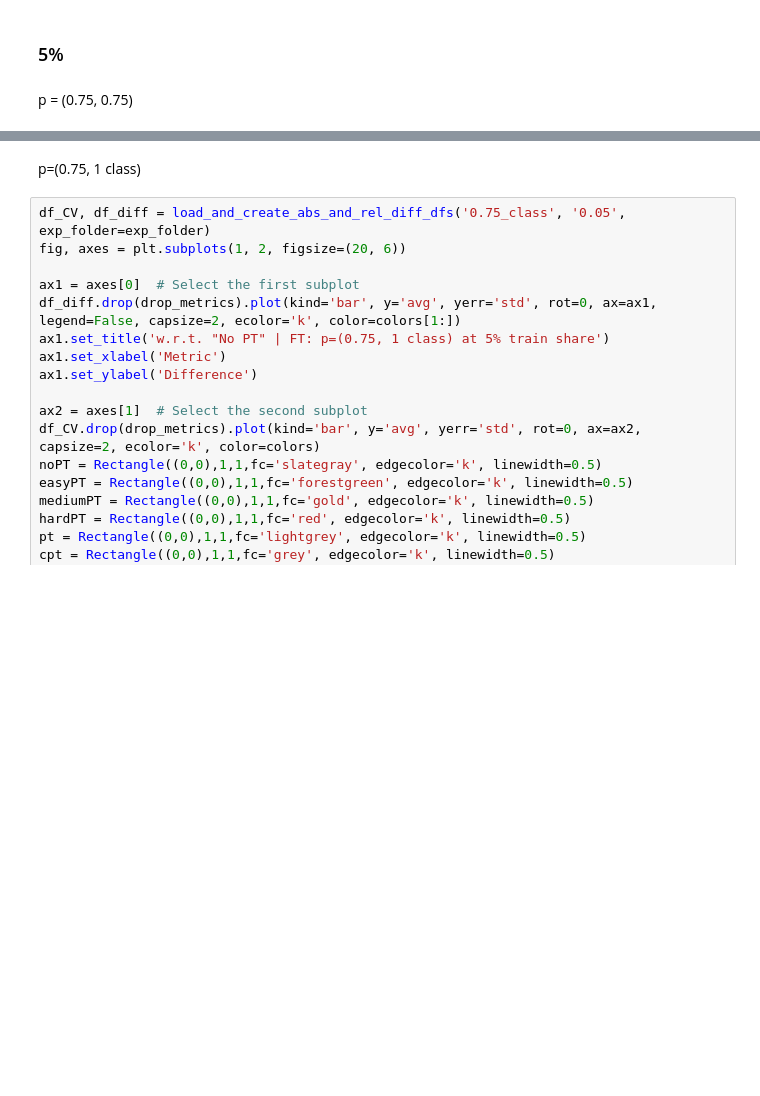
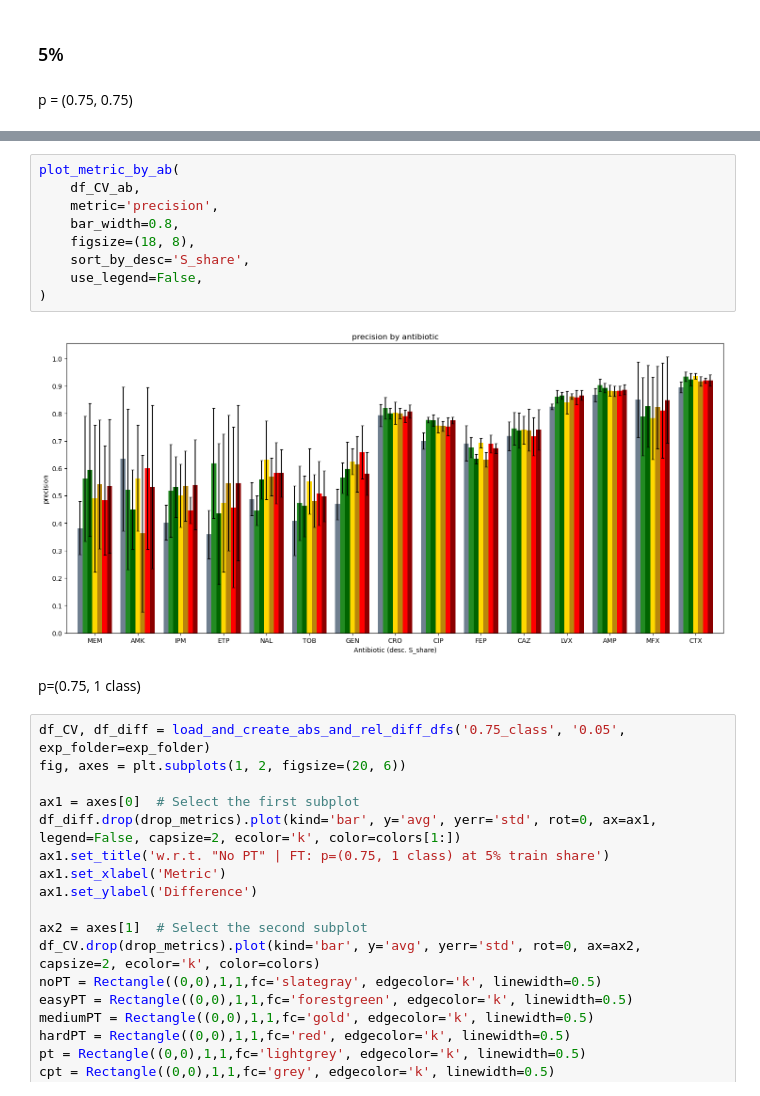
Before and after one commit to jespeols/ARFusion, a Jupyter notebook: overall_and_ab_analysis_WL.ipynb, the cells around one changed output, grey strips where cells are left out. Cells and saved outputs as stored; diff of their text form; blank space fills up the shorter version.

```diff
--- a/overall_and_ab_analysis_WL.ipynb
+++ b/overall_and_ab_analysis_WL.ipynb
@@ -542,3 +553,14 @@ plot_metric_by_ab(
+# %%
+plot_metric_by_ab(
+    df_CV_ab,
+    metric='precision',
+    bar_width=0.8,
+    figsize=(18, 8),
+    sort_by_desc='S_share',
+    use_legend=False,
+)
+# %% [output]
+[figure, added]
 # %% [markdown]
 p=(0.75, 1 class)
 # %%
```
Also changed, not shown: parts of 19 cells of this notebook, 3 other files.
